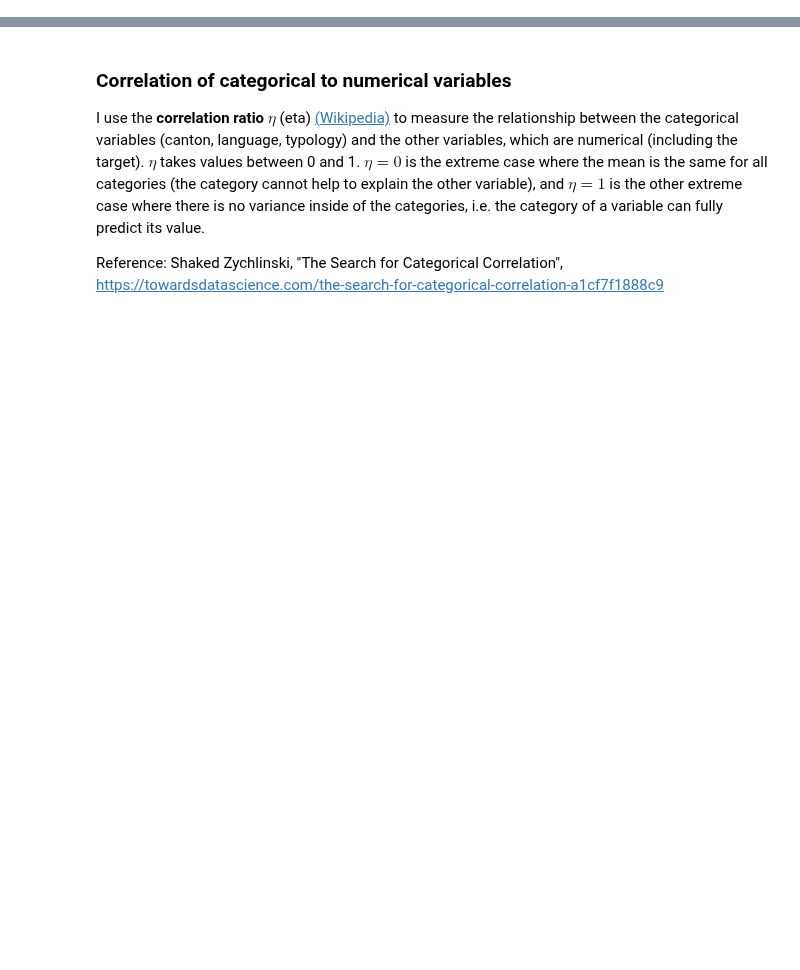
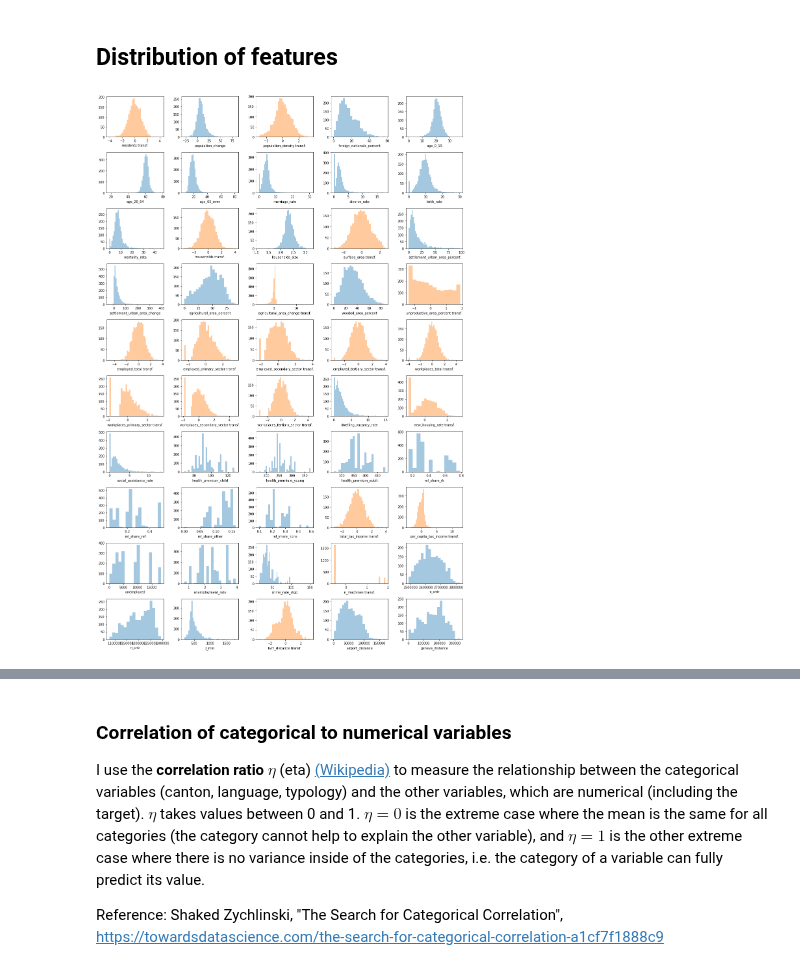
Before and after one commit to jschrein/epfl-exts-adsml-capstone-project, a Jupyter notebook: Exploratory Data Analysis.ipynb, the cells around one changed output, grey strips where cells are left out. Saved outputs shown, nothing was run; the diff lists cells and outputs as text; code cells hidden in the pictures; blank space fills up the shorter version.

```diff
--- a/Exploratory Data Analysis.ipynb
+++ b/Exploratory Data Analysis.ipynb
@@ -14,0 +49,18 @@ df.drop(columns=vote_share_cols, inplace=True)
+# %% [markdown]
+## Distribution of features
+# %%
+cols = [col for col in df.columns if col not in categorical_features and col != "po_value"]
+pt = PowerTransformer()
+fig, axs = plt.subplots(10, 5, figsize = (16, 24))
+for i, ax in enumerate(axs.flatten()):
+    if i < len(cols):
+        if cols[i] in unskewed_features:
+            sns.distplot(df[cols[i]], kde = False, ax = ax, color=sns.color_palette()[0])
+        else:
+            sns.distplot(pt.fit_transform(df[cols[i]].values.reshape(-1, 1)),
+                         kde = False, ax = ax, color=sns.color_palette()[1], axlabel=cols[i] + " transf.")
+    else:
+        ax.set_axis_off()
+plt.tight_layout()
+# %% [output]
+[figure, added]
```
Also changed, not shown: parts of 9 cells of this notebook, 3 other files.
